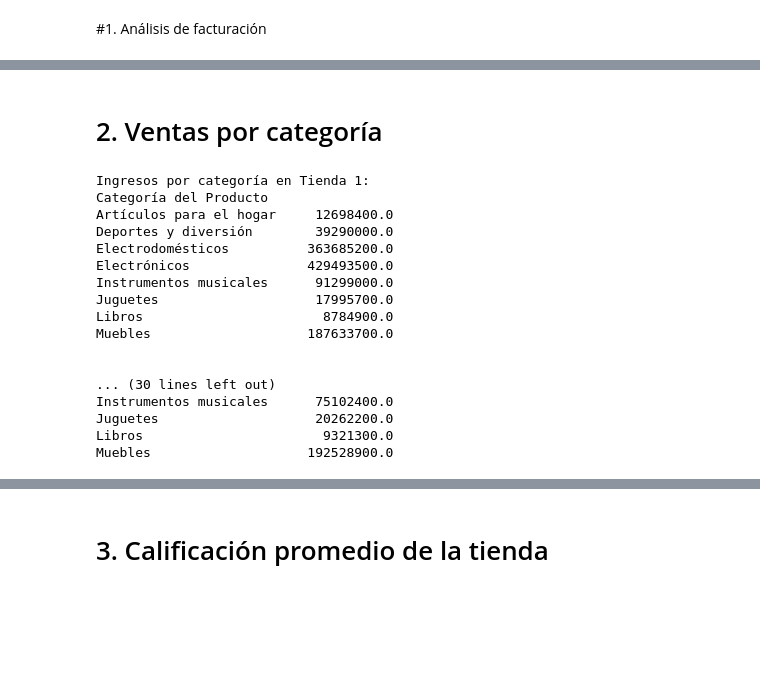
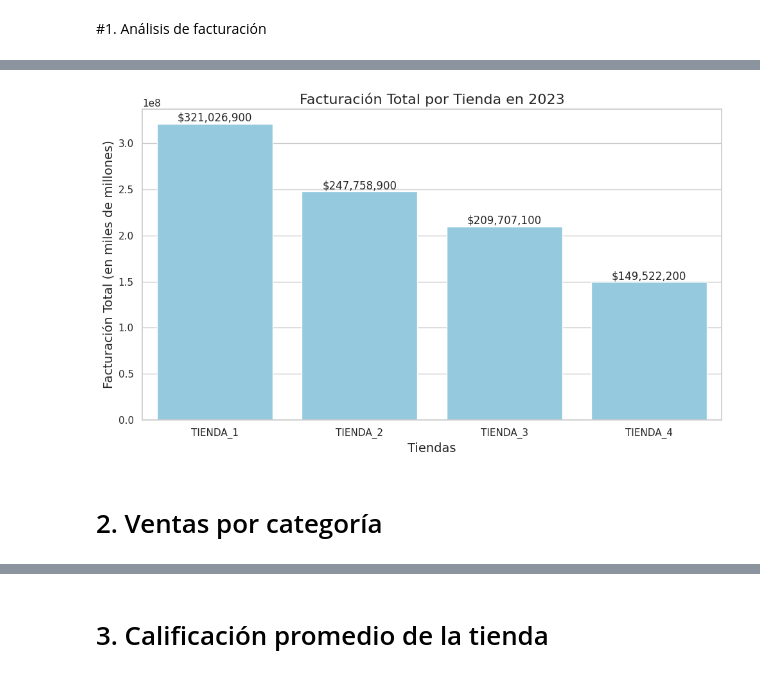
Before and after one commit to GabArg/ProyectoAluraLatam, a Jupyter notebook: AluraStoreLatam.ipynb, the cells around one changed output, grey strips where cells are left out. Cells and saved outputs as stored; diff of their text form; code cells hidden in the pictures; blank space fills up the shorter version.

```diff
--- a/AluraStoreLatam.ipynb
+++ b/AluraStoreLatam.ipynb
@@ -50,44 +117,31 @@ Ingresos Totales: $4,403,619,200.00
+# %%
+import matplotlib.pyplot as plt
+import seaborn as sns
+
+# Datos de facturación
+tiendas = ['TIENDA_1', 'TIENDA_2', 'TIENDA_3', 'TIENDA_4']
+facturacion = [321026900, 247758900, 209707100, 149522200]
+
+# Configurar el estilo de Seaborn
+sns.set_theme(style="whitegrid")
+
+# Crear el gráfico de barras
+plt.figure(figsize=(10, 6))
+sns.barplot(x=tiendas, y=facturacion, color="skyblue")  # Usar color en lugar de palette
+
+# Agregar etiquetas y título
+plt.title('Facturación Total por Tienda en 2023', fontsize=16)
+plt.xlabel('Tiendas', fontsize=14)
+plt.ylabel('Facturación Total (en miles de millones)', fontsize=14)
+
+# Mostrar valores encima de las barras
+for i, valor in enumerate(facturacion):
+    plt.text(i, valor, f"${valor:,}", ha='center', va='bottom', fontsize=12)
+
+# Mostrar el gráfico
+plt.tight_layout()
+plt.show()
+# %% [output]
+[figure, added]
 # %% [markdown]
 # 2. Ventas por categoría
-# %%
-# Ingresos por categoría en Tienda 1
-ingresos_categoria_tienda1 = tienda.groupby('Categoría del Producto')['Precio'].sum()
-print("Ingresos por categoría en Tienda 1:")
-print(ingresos_categoria_tienda1.to_string())
-print("\n")
-
-# Ingresos por categoría en Tienda 2
-ingresos_categoria_tienda2 = tienda2.groupby('Categoría del Producto')['Precio'].sum()
-print("Ingresos por categoría en Tienda 2:")
-print(ingresos_categoria_tienda2.to_string())
-print("\n")
-
-# Ingresos por categoría en Tienda 3
-ingresos_categoria_tienda3 = tienda3.groupby('Categoría del Producto')['Precio'].sum()
-print("Ingresos por categoría en Tienda 3:")
-print(ingresos_categoria_tienda3.to_string())
-print("\n")
-
-# Ingresos por categoría en Tienda 4
-ingresos_categoria_tienda4 = tienda4.groupby('Categoría del Producto')['Precio'].sum()
-print("Ingresos por categoría en Tienda 4:")
-print(ingresos_categoria_tienda4.to_string())
-print("\n")
-# %% [output]
-Ingresos por categoría en Tienda 1:
-Categoría del Producto
-Artículos para el hogar     12698400.0
-Deportes y diversión        39290000.0
-Electrodomésticos          363685200.0
-Electrónicos               429493500.0
-Instrumentos musicales      91299000.0
-Juguetes                    17995700.0
-Libros                       8784900.0
-Muebles                    187633700.0
-
-
-... (30 lines left out)
-Instrumentos musicales      75102400.0
-Juguetes                    20262200.0
-Libros                       9321300.0
-Muebles                    192528900.0
```
Also changed, not shown: parts of 21 cells of this notebook.
